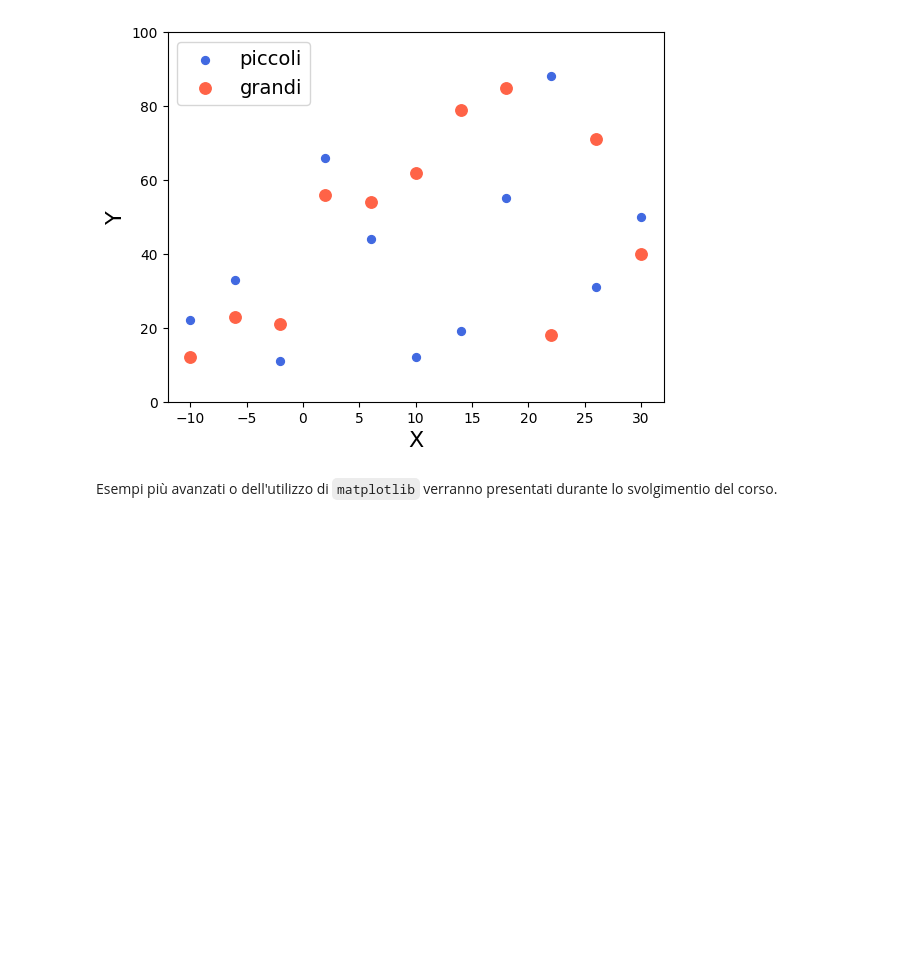
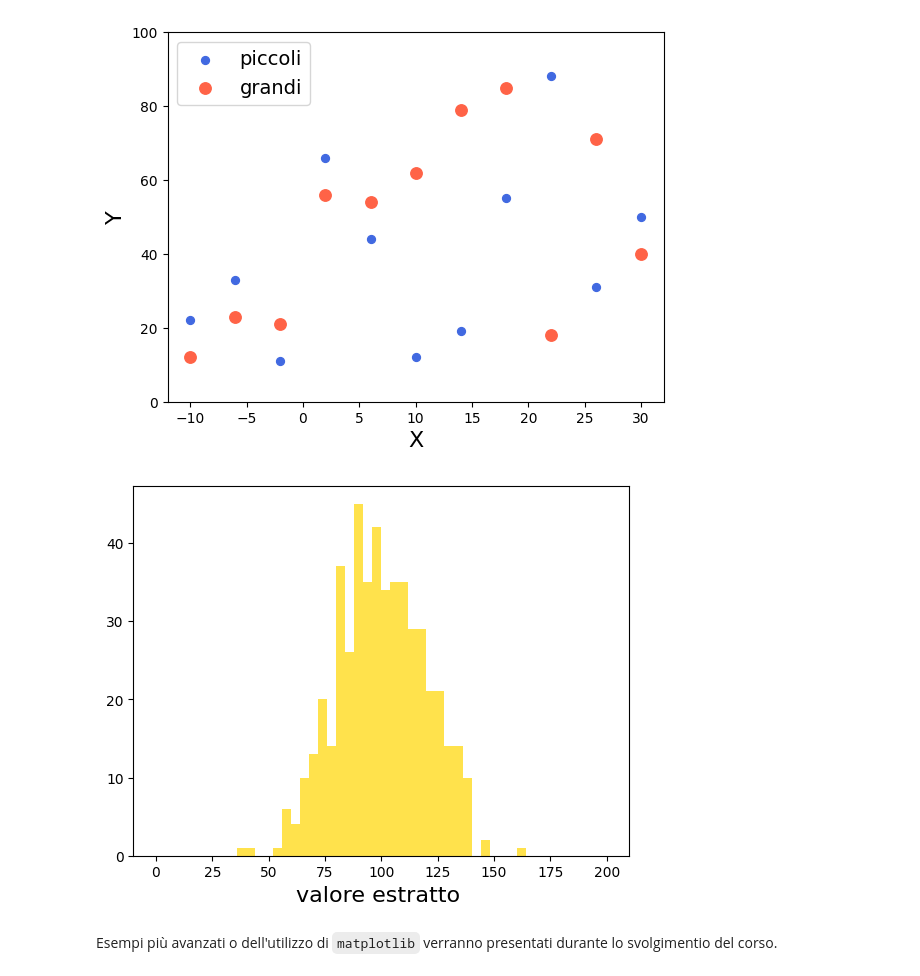
Before and after one commit to s-germani/metodi-computazionali-fisica-2023, a Jupyter notebook: notebooks/lezioni/L03_NumpyScipyMatplotlib.ipynb, the cells around one changed output. Drawn from its saved outputs; the diff is of its cells as text; code cells hidden in the pictures; blank space fills up the shorter version.

```diff
--- a/notebooks/lezioni/L03_NumpyScipyMatplotlib.ipynb
+++ b/notebooks/lezioni/L03_NumpyScipyMatplotlib.ipynb
@@ -811,6 +811,16 @@ plt.legend(fontsize=14)
 plt.show()
 # %% [output]
 [figure]
+# %%
+# hist
+
+vv = np.random.normal(100, 20, 500)
+
+n, bis, p = plt.hist(vv, bins=50, range=(0, 200), color='gold', alpha=0.7 )
+plt.xlabel('valore estratto ', fontsize=16)
+plt.show()
+# %% [output]
+[figure, added]
 # %% [markdown]
 Esempi più avanzati o dell'utilizzo di `matplotlib` verranno presentati durante lo svolgimentio del corso.
 # %% [markdown]
```
Also changed, not shown: parts of 5 cells of this notebook.
